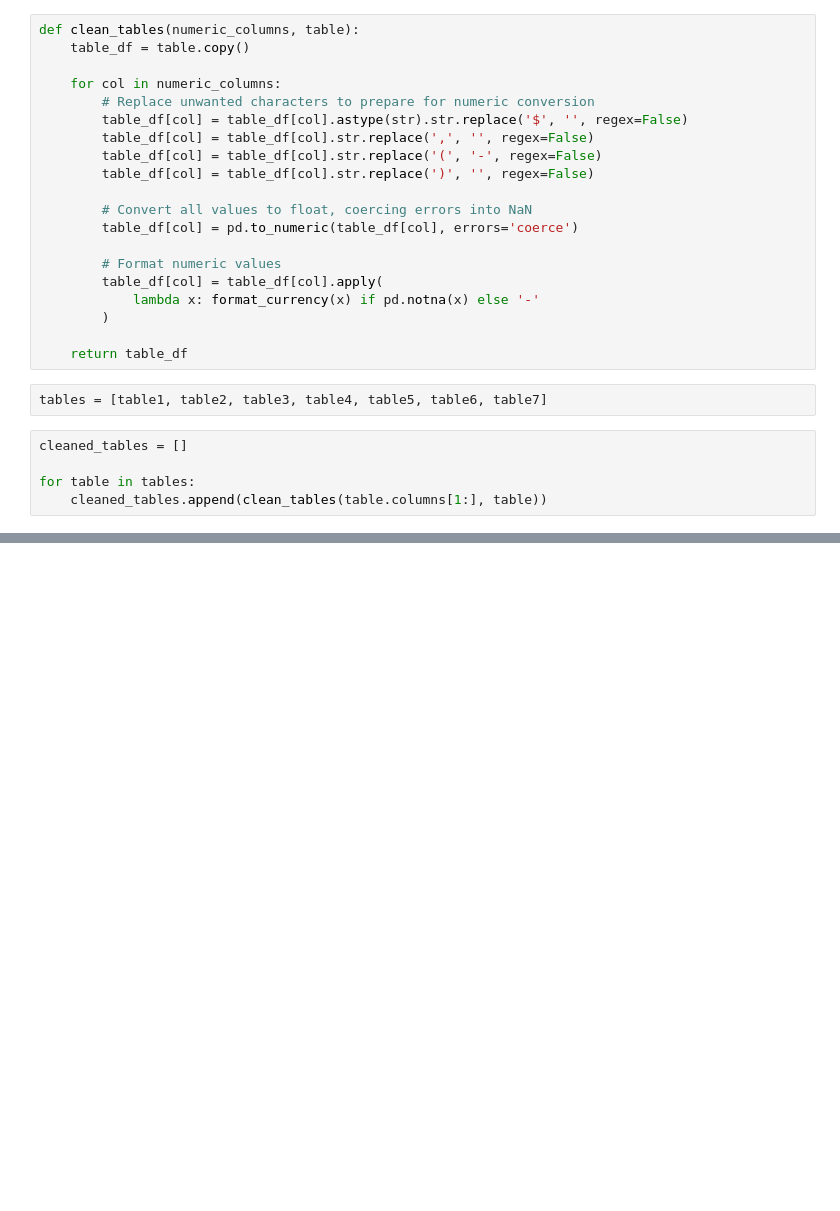
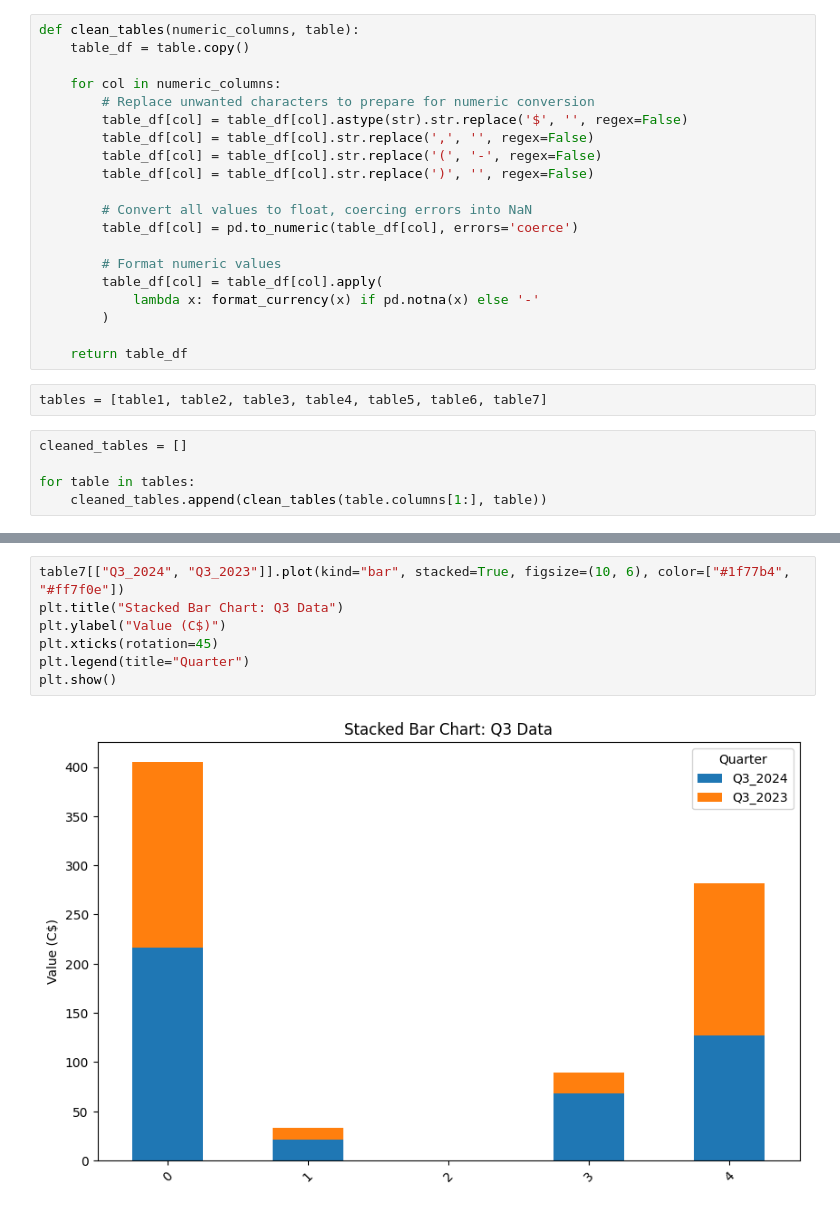
Before and after one commit to andrejet55/CTQuarterReportScrapping, a Jupyter notebook: PDF_Scrapping_on_CT_report.ipynb, the cells around one changed output, grey strips where cells are left out. Drawn from its saved outputs; the diff is of its cells as text; blank space fills up the shorter version.

```diff
--- a/PDF_Scrapping_on_CT_report.ipynb
+++ b/PDF_Scrapping_on_CT_report.ipynb
@@ -1079,0 +973,9 @@ for table in tables:
+# %%
+table7[["Q3_2024", "Q3_2023"]].plot(kind="bar", stacked=True, figsize=(10, 6), color=["#1f77b4", "#ff7f0e"])
+plt.title("Stacked Bar Chart: Q3 Data")
+plt.ylabel("Value (C$)")
+plt.xticks(rotation=45)
+plt.legend(title="Quarter")
+plt.show()
+# %% [output]
+[figure, added]
```
Also changed, not shown: parts of 34 cells of this notebook.
